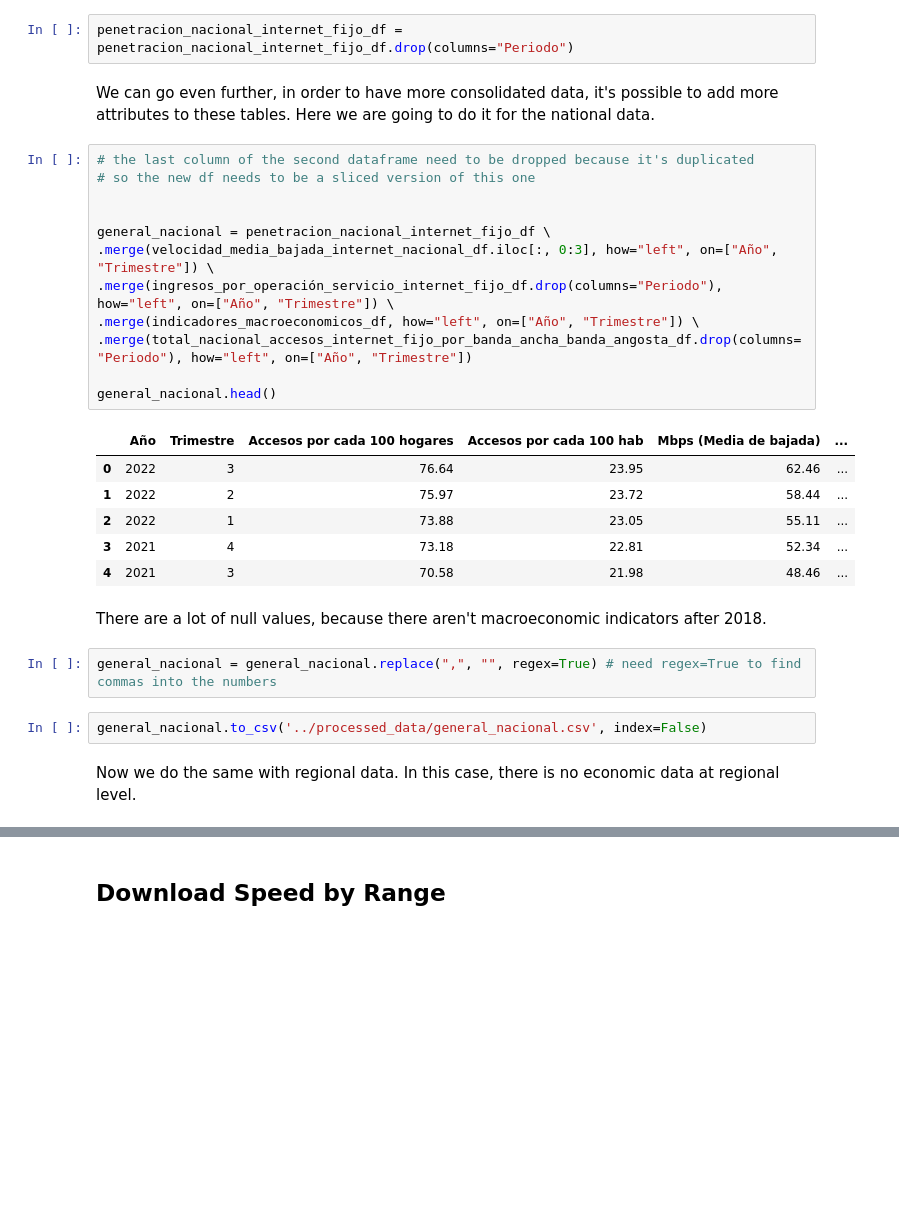
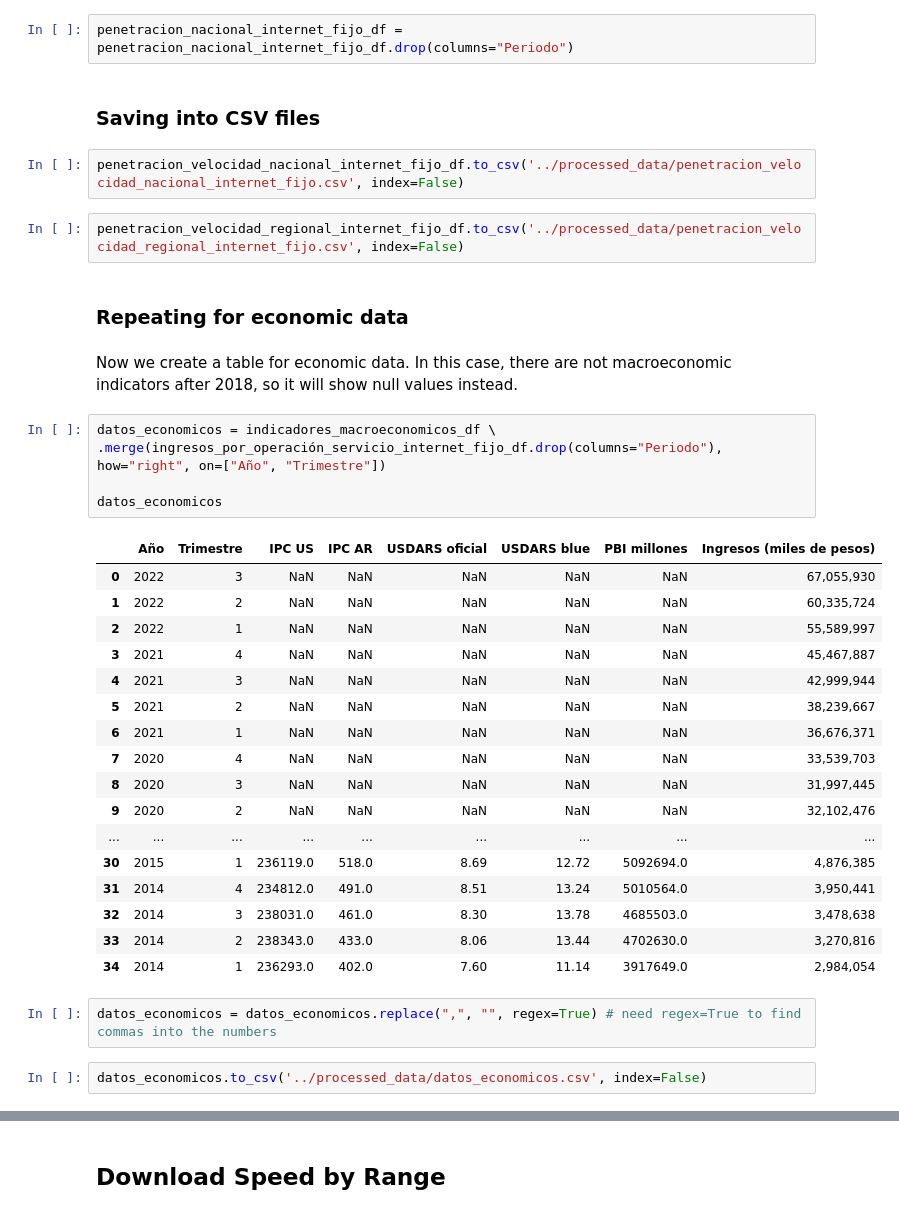
Before and after one commit to cristhianc001/Argentinian-Internet-Usage, a Jupyter notebook: notebooks/2. Data_Wrangling.ipynb, the cells around one changed output, grey strips where cells are left out. Drawn from its saved outputs; the diff is of its cells as text; blank space fills up the shorter version.

```diff
--- a/notebooks/2. Data_Wrangling.ipynb
+++ b/notebooks/2. Data_Wrangling.ipynb
@@ -88,31 +102,39 @@ penetracion_nacional_internet_fijo_df.head()
 # %%
 penetracion_nacional_internet_fijo_df = penetracion_nacional_internet_fijo_df.drop(columns="Periodo")
-# %% [markdown]
-We can go even further, in order to have more consolidated data, it's possible to add more attributes to these tables. Here we are going to do it for the national data.
-# %%
-# the last column of the second dataframe need to be dropped because it's duplicated
-# so the new df needs to be a sliced version of this one
-
-
-general_nacional = penetracion_nacional_internet_fijo_df \
-.merge(velocidad_media_bajada_internet_nacional_df.iloc[:, 0:3], how="left", on=["Año", "Trimestre"]) \
-.merge(ingresos_por_operación_servicio_internet_fijo_df.drop(columns="Periodo"), how="left", on=["Año", "Trimestre"]) \
-.merge(indicadores_macroeconomicos_df, how="left", on=["Año", "Trimestre"]) \
-.merge(total_nacional_accesos_internet_fijo_por_banda_ancha_banda_angosta_df.drop(columns="Periodo"), how="left", on=["Año", "Trimestre"])
-
-general_nacional.head()
-# %% [output]
-|  | Año | Trimestre | Accesos por cada 100 hogares | Accesos por cada 100 hab | Mbps (Media de bajada) | ... |
-| 0 | 2022 | 3 | 76.64 | 23.95 | 62.46 | ... |
-| 1 | 2022 | 2 | 75.97 | 23.72 | 58.44 | ... |
-| 2 | 2022 | 1 | 73.88 | 23.05 | 55.11 | ... |
-| 3 | 2021 | 4 | 73.18 | 22.81 | 52.34 | ... |
-| 4 | 2021 | 3 | 70.58 | 21.98 | 48.46 | ... |
-# %% [markdown]
-There are a lot of null values, because there aren't macroeconomic indicators after 2018.
+# %% [markdown]
+### Saving into CSV files
+# %%
+penetracion_velocidad_nacional_internet_fijo_df.to_csv('../processed_data/penetracion_velocidad_nacional_internet_fijo.csv', index=False)
+# %%
+penetracion_velocidad_regional_internet_fijo_df.to_csv('../processed_data/penetracion_velocidad_regional_internet_fijo.csv', index=False)
+# %% [markdown]
+### Repeating for economic data
+# %% [markdown]
+Now we create a table for economic data. In this case, there are not macroeconomic indicators after 2018, so it will show null values instead.
+# %%
+datos_economicos = indicadores_macroeconomicos_df \
+.merge(ingresos_por_operación_servicio_internet_fijo_df.drop(columns="Periodo"), how="right", on=["Año", "Trimestre"])
+
+datos_economicos
+# %% [output]
+|  | Año | Trimestre | IPC US | IPC AR | USDARS oficial | USDARS blue | PBI millones | Ingresos (miles de pesos) |
+| 0 | 2022 | 3 | NaN | NaN | NaN | NaN | NaN | 67,055,930 |
+| 1 | 2022 | 2 | NaN | NaN | NaN | NaN | NaN | 60,335,724 |
+| 2 | 2022 | 1 | NaN | NaN | NaN | NaN | NaN | 55,589,997 |
+| 3 | 2021 | 4 | NaN | NaN | NaN | NaN | NaN | 45,467,887 |
+| 4 | 2021 | 3 | NaN | NaN | NaN | NaN | NaN | 42,999,944 |
+| 5 | 2021 | 2 | NaN | NaN | NaN | NaN | NaN | 38,239,667 |
+| 6 | 2021 | 1 | NaN | NaN | NaN | NaN | NaN | 36,676,371 |
+| 7 | 2020 | 4 | NaN | NaN | NaN | NaN | NaN | 33,539,703 |
+| 8 | 2020 | 3 | NaN | NaN | NaN | NaN | NaN | 31,997,445 |
+| 9 | 2020 | 2 | NaN | NaN | NaN | NaN | NaN | 32,102,476 |
+| ... | ... | ... | ... | ... | ... | ... | ... | ... |
+| 30 | 2015 | 1 | 236119.0 | 518.0 | 8.69 | 12.72 | 5092694.0 | 4,876,385 |
+| 31 | 2014 | 4 | 234812.0 | 491.0 | 8.51 | 13.24 | 5010564.0 | 3,950,441 |
+| 32 | 2014 | 3 | 238031.0 | 461.0 | 8.30 | 13.78 | 4685503.0 | 3,478,638 |
+| 33 | 2014 | 2 | 238343.0 | 433.0 | 8.06 | 13.44 | 4702630.0 | 3,270,816 |
+| 34 | 2014 | 1 | 236293.0 | 402.0 | 7.60 | 11.14 | 3917649.0 | 2,984,054 |
 # %%
-general_nacional = general_nacional.replace(",", "", regex=True) # need regex=True to find commas into the numbers
+datos_economicos = datos_economicos.replace(",", "", regex=True) # need regex=True to find commas into the numbers
 # %%
-general_nacional.to_csv('../processed_data/general_nacional.csv', index=False)
+datos_economicos.to_csv('../processed_data/datos_economicos.csv', index=False)
-# %% [markdown]
-Now we do the same with regional data. In this case, there is no economic data at regional level.
```
Also changed, not shown: parts of 37 cells of this notebook, 13 other files.
